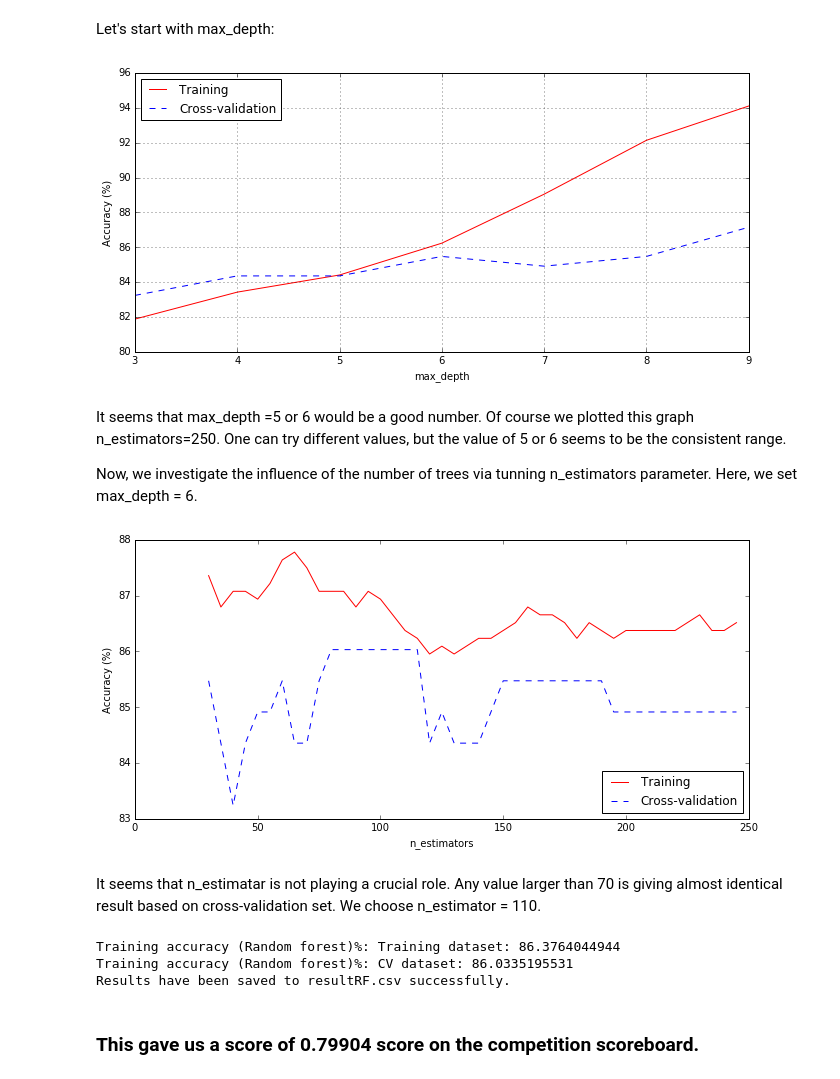
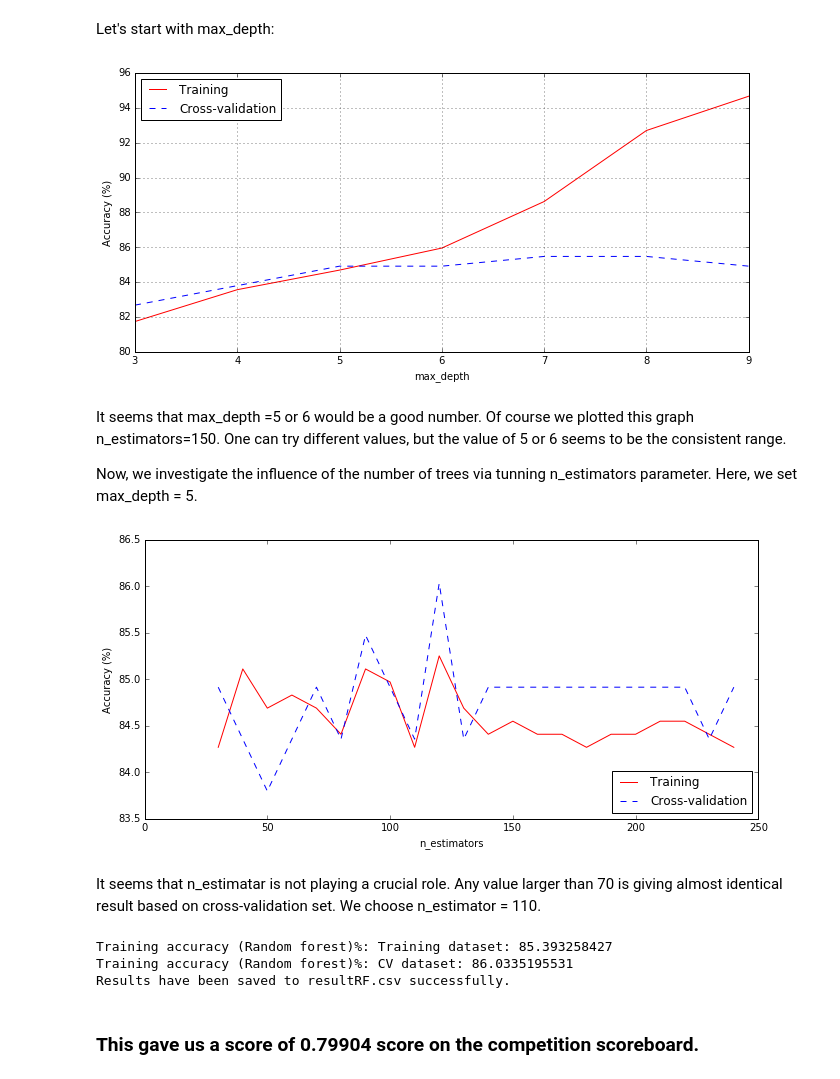
Before and after one commit to mmnasr/Titanic, a Jupyter notebook: Part3.ipynb, the cells around one changed output. Saved outputs shown, nothing was run; the diff lists cells and outputs as text; code cells hidden in the pictures.

```diff
--- a/Part3.ipynb
+++ b/Part3.ipynb
@@ -227,7 +227,7 @@ e_train = []
 e_cv = []
 max_depth_ = range(3,10)
 for sn in max_depth_:
-    rand_forest = RandomForestClassifier(max_features='sqrt', n_estimators=250, criterion='gini', max_depth=sn, oob_score=True)
+    rand_forest = RandomForestClassifier(max_features='sqrt', n_estimators=150, criterion='gini', max_depth=sn, oob_score=True)
     rand_forest.fit(X_train, Y_train)
     rand_forest.predict(X_train)
     e_train.append(rand_forest.score(X_train,Y_train)*100)
@@ -244,44 +244,44 @@ plt.ylabel('Accuracy (%)')
 plt.title('')
 plt.show()
 # %% [output]
-[figure, old version]
+[figure, new version]
 # %% [markdown]
-It seems that max_depth =5 or 6 would be a good number. Of course we plotted this graph n_estimators=250. One can try different values, but the value of 5 or 6 seems to be the consistent range.
+It seems that max_depth =5 or 6 would be a good number. Of course we plotted this graph n_estimators=150. One can try different values, but the value of 5 or 6 seems to be the consistent range.
 
-Now, we investigate the influence of the number of trees via tunning n_estimators parameter. Here, we set max_depth = 6.
+Now, we investigate the influence of the number of trees via tunning n_estimators parameter. Here, we set max_depth = 5.
 # %%
 e_train = []
 e_cv = []
-n_estimators_ = range(30,250,5)
+n_estimators_ = range(30,250,10)
 for ns in n_estimators_:
-    rand_forest = RandomForestClassifier(max_features='sqrt',n_estimators=ns,max_depth=6,criterion='gini',random_state=100, oob_score=True)
+    rand_forest = RandomForestClassifier(max_features='sqrt',n_estimators=ns,max_depth=5,criterion='gini', oob_score=True)
     rand_forest.fit(X_train, Y_train)
     rand_forest.predict(X_train)
     e_train.append(rand_forest.score(X_train,Y_train)*100)
     rand_forest.predict(X_cv)
     e_cv.append(rand_forest.score(X_cv,Y_cv)*100)
 
 figure = plt.figure(figsize=(11,5))
 plt.plot(n_estimators_, e_train, 'r-', label="Training")
 plt.plot(n_estimators_, e_cv, 'b--', label="Cross-validation")
 plt.legend(loc='lower right')
 plt.xlabel('n_estimators')
 plt.ylabel('Accuracy (%)')
 plt.title('')
 plt.show()
 # %% [output]
-[figure, old version]
+[figure, new version]
 # %% [markdown]
 It seems that n_estimatar is not playing a crucial role. Any value larger than 70 is giving almost identical result based on cross-validation set.
 We choose n_estimator = 110.
 # %%
-rand_forest = RandomForestClassifier(max_features='sqrt',n_estimators=110,max_depth=6,criterion='gini', random_state=100,oob_score=True)
+rand_forest = RandomForestClassifier(max_features='sqrt',n_estimators=110,max_depth=5,criterion='gini', random_state=100,oob_score=True)
 rand_forest.fit(X_train, Y_train)
 print('Training accuracy (Random forest)%: Training dataset: ' + str(rand_forest.score(X_train,Y_train)*100))
 print('Training accuracy (Random forest)%: CV dataset: ' + str(rand_forest.score(X_cv,Y_cv)*100))
 output_csv_results(rand_forest, X_test, "resultRF.csv")
 # %% [output]
-Training accuracy (Random forest)%: Training dataset: 86.3764044944
+Training accuracy (Random forest)%: Training dataset: 85.393258427
 Training accuracy (Random forest)%: CV dataset: 86.0335195531
 Results have been saved to resultRF.csv successfully.
 # %% [markdown]
```
